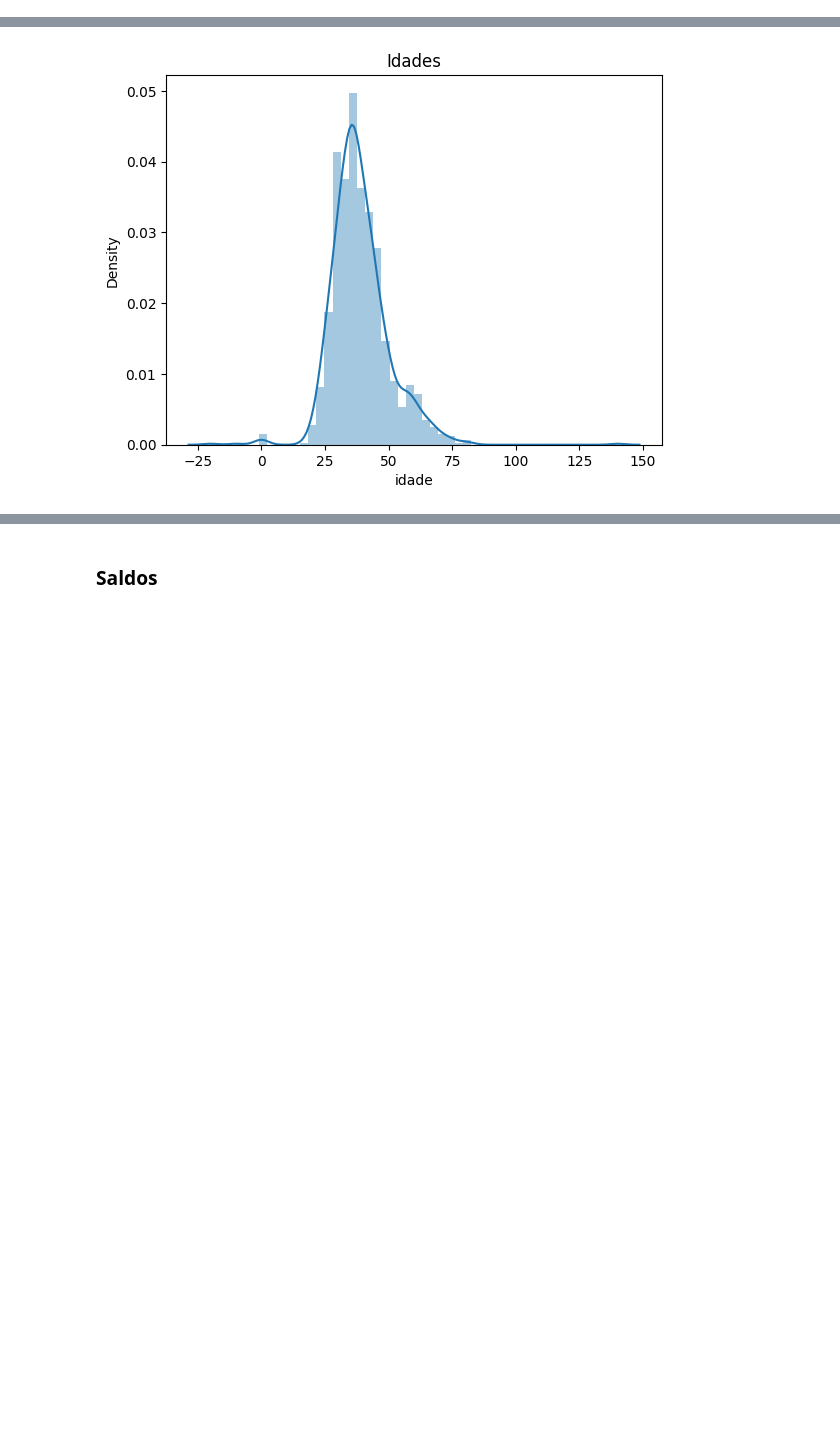
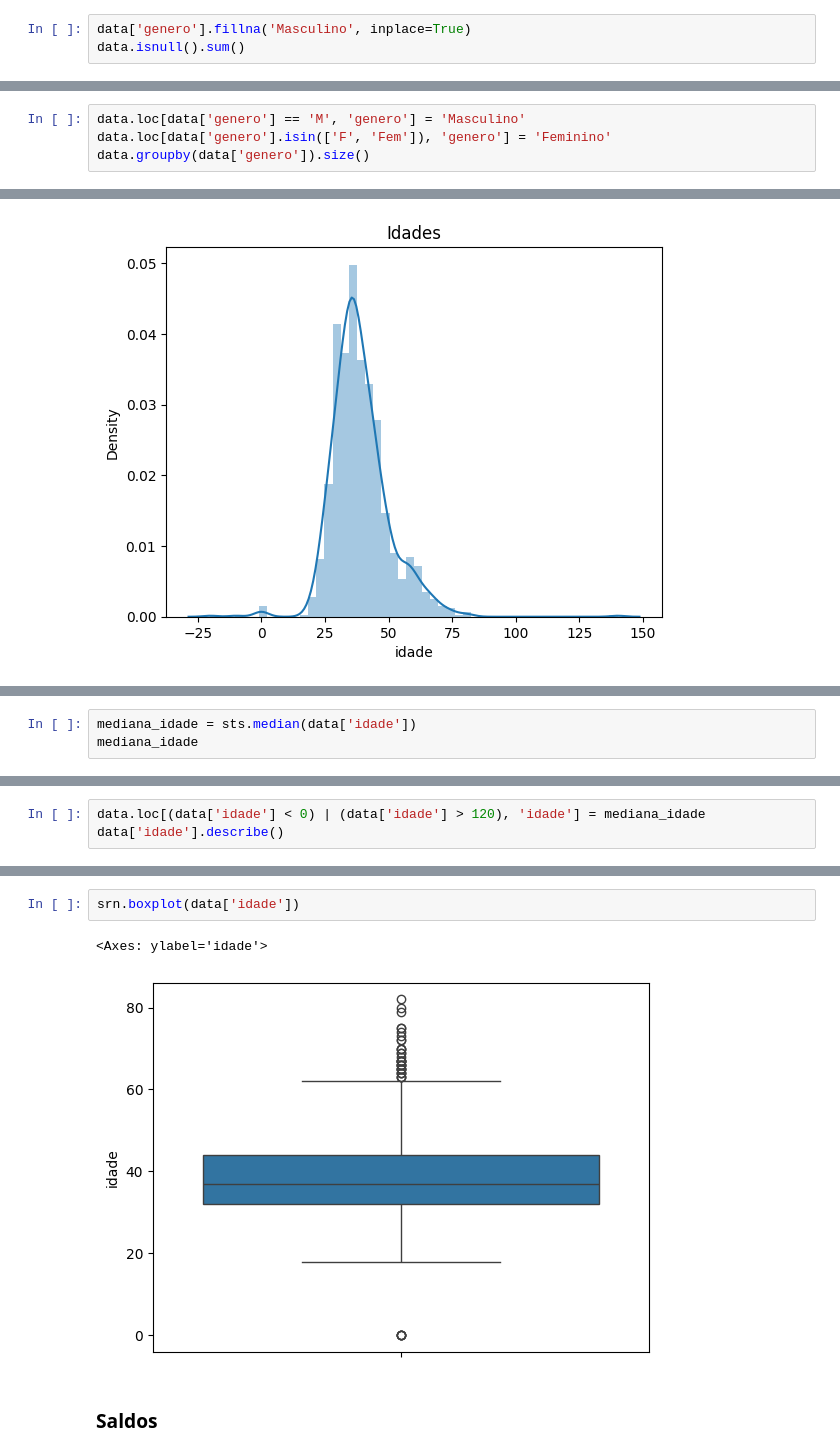
Before and after one commit to glaucoSapucaia/DataScienceStudies, a Jupyter notebook: python_data_science/tratamento_dados/primeiros_testes.ipynb, the cells around one changed output, grey strips where cells are left out. Cells and saved outputs as stored; diff of their text form; blank space fills up the shorter version.

```diff
--- a/python_data_science/tratamento_dados/primeiros_testes.ipynb
+++ b/python_data_science/tratamento_dados/primeiros_testes.ipynb
@@ -93,3 +115,6 @@ generos.plot.bar()
 # %% [output]
 <Axes: xlabel='genero'>
 [figure]
+# %%
+data['genero'].fillna('Masculino', inplace=True)
+data.isnull().sum()
@@ -95,0 +135,4 @@ generos.plot.bar()
+# %%
+data.loc[data['genero'] == 'M', 'genero'] = 'Masculino'
+data.loc[data['genero'].isin(['F', 'Fem']), 'genero'] = 'Feminino'
+data.groupby(data['genero']).size()
@@ -163,0 +219,3 @@ Text(0.5, 1.0, 'Idades')
+# %%
+mediana_idade = sts.median(data['idade'])
+mediana_idade
@@ -163,0 +224,3 @@ Text(0.5, 1.0, 'Idades')
+# %%
+data.loc[(data['idade'] < 0) | (data['idade'] > 120), 'idade'] = mediana_idade
+data['idade'].describe()
@@ -164,3 +237,8 @@ Text(0.5, 1.0, 'Idades')
+# %%
+srn.boxplot(data['idade'])
+# %% [output]
+<Axes: ylabel='idade'>
+[figure, added]
 # %% [markdown]
 ### Saldos
 # %%
```
Also changed, not shown: parts of 23 cells of this notebook.
